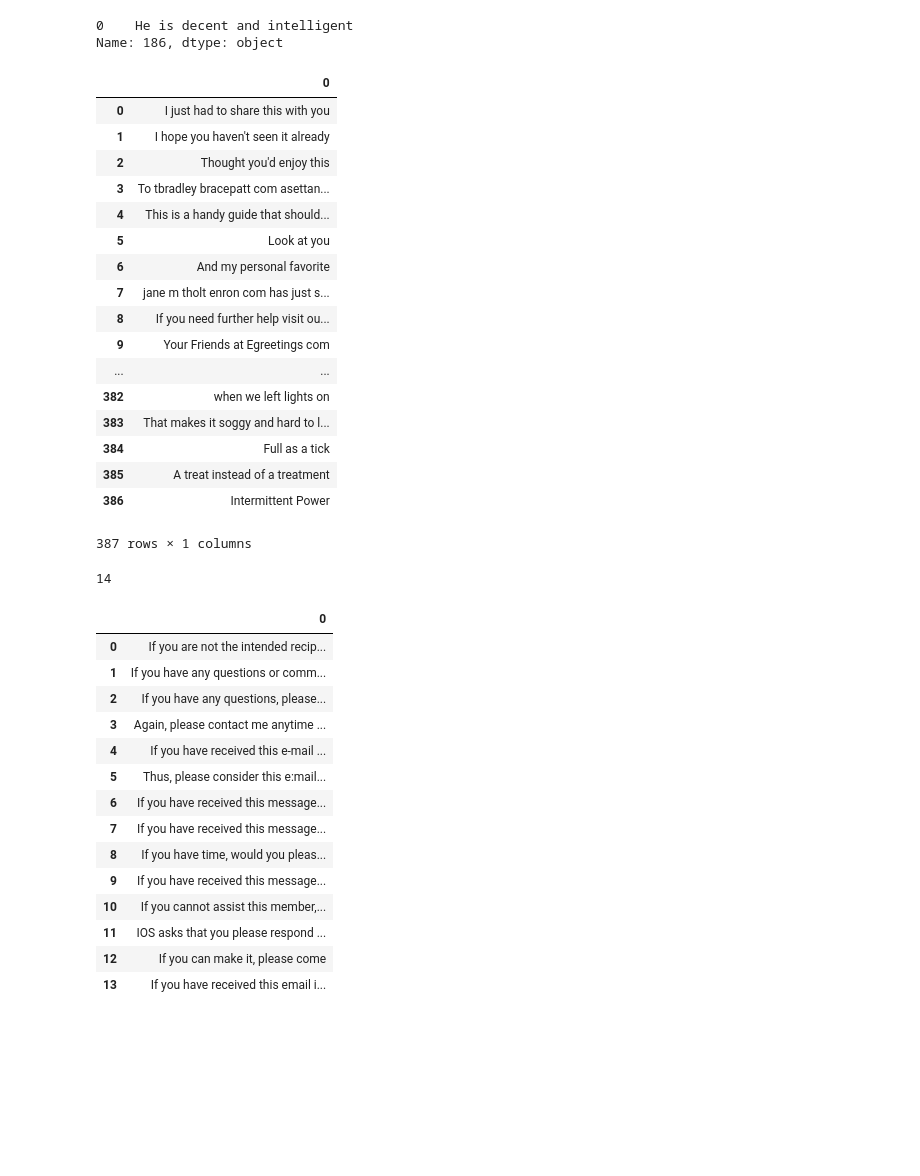
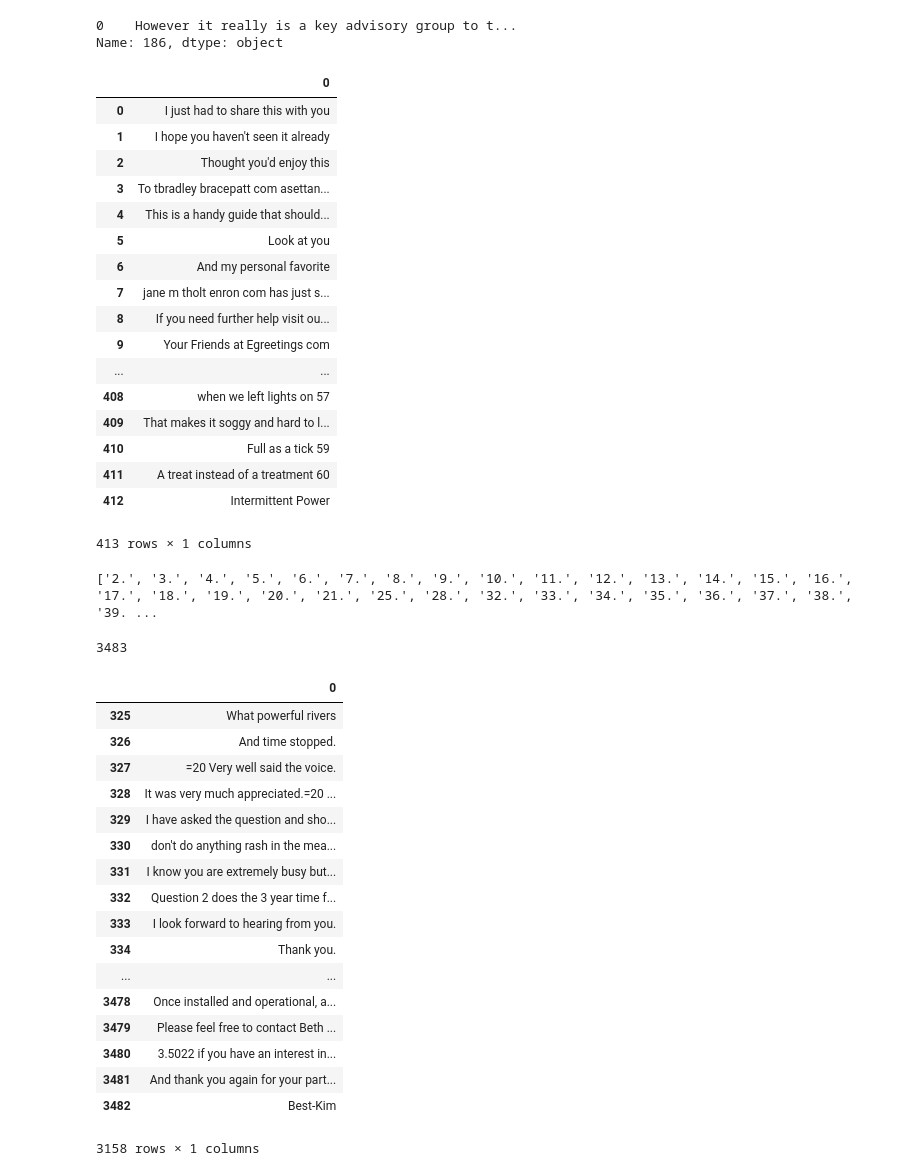
Before and after one commit to georgetao/extraction, a Jupyter notebook: notebooks/Extract_Negative_Samples.ipynb, the cells around one changed output. Saved outputs shown, nothing was run; the diff lists cells and outputs as text; code cells hidden in the pictures; blank space fills up the shorter version.

```diff
--- a/notebooks/Extract_Negative_Samples.ipynb
+++ b/notebooks/Extract_Negative_Samples.ipynb
@@ -66,7 +65,7 @@ for sentence in lines[:]:
 # Getting rid of numbers and and other unnecessary symbols
 for element in lines:
     element=element.rstrip()
-    element = re.sub(r'[^a-zA-Z&\']', ' ', element) #This determines what characters get to stay behind
+    element = re.sub(r'[^a-zA-Z0-9&\']', ' ', element) #This determines what characters get to stay behind
 
     # Dropping the empty rows
     if element != '':
@@ -114,7 +113,7 @@ df[:30]
 # %%
 print(df.iloc[186])
 # %% [output]
-0    He is decent and intelligent
+0    However it really is a key advisory group to t...
 Name: 186, dtype: object
 # %%
 # # # Use to sample 300 random rows for CATEGORY 2
@@ -133,10 +132,10 @@ subset_cat2
 | 8 | If you need further help visit ou... |
 | 9 | Your Friends at Egreetings com |
 | ... | ... |
-| 382 | when we left lights on |
-| 383 | That makes it soggy and hard to l... |
-| 384 | Full as a tick |
-| 385 | A treat instead of a treatment |
-| 386 | Intermittent Power |
+| 408 | when we left lights on 57 |
+| 409 | That makes it soggy and hard to l... |
+| 410 | Full as a tick 59 |
+| 411 | A treat instead of a treatment 60 |
+| 412 | Intermittent Power |
-387 rows × 1 columns
+413 rows × 1 columns
 # %%
@@ -152,10 +151,14 @@ lines = []
 prefixes = ('Message-ID:', 'Cc: ','----------------------','SRS\n----------------------','SAFER', 'SAFEST','--', ' To: ')
 
 # Searches through each sentence and removes sentences containing any of the following strings
-bad_words = ['-----Original Message-----','---------------------- Forwarded by',
+bad_words = ['-----Original Message-----','---------------------- Forwarded by','----- Forwarded by',
              'Subject:','**********','MAP0000.jpg','?','Mime-Version',' MIME-Version:','Message-ID:']
 # Other possible words to omit: 'Please call','please call','Please review','please review','Please send',
                                 #'please send','please immediately notify','Please advise','please advise'
+
+# Getting rid of the weird numbers at the end of sentences.
+weird_numbers = [str(number)+'.' for number in range(2,22)] + ['25.', '28.'] + [str(number) + '.' for number in range(32,42)] + ['44.', '45.'] + [str(number)+'.' for number in range(50,61)]
+print(weird_numbers)
 
 # Instantiate final_list
 final_list = []
@@ -181,11 +184,16 @@ for sentence in lines[:]:
 # Getting rid of numbers and and other unnecessary symbols
 for element in lines:
     element=element.rstrip()
-    element = re.sub(r'[^a-zA-Z&.,\-\';:-@*%#~&]', ' ', element) #This determines what characters get to stay behind
+    element = re.sub(r'[^a-zA-Z0-9&.,/\-\';:-@*%#~&]', ' ', element) #This determines what characters get to stay behind
 
     # Dropping the empty rows
-    if 'please' in element and element != '.':
-#     if element != " " or element != '':
+#     if 'please' in element and element != '.':    ## I used this to select the sentences with "please" for sentences in file_directory3
+    if weird_numbers and element.endswith(weird_numbers[0]):
+        test = weird_numbers[0]
+        element = element[:-len(test)]
+        weird_numbers.pop(0)
+
+    if element != " " or element != '':
         # Getting rid of the new lines"\n"s AND removes multiple whitespace
         final_list.append(' '.join(element.replace("\n", "").split()))
 
@@ -198,30 +206,35 @@ for sentence in final_list[:]:
 filter_object = filter(lambda x: x != "", final_list)
 without_empty_strings = list(filter_object)
 final_list = without_empty_strings
+# %% [output]
+['2.', '3.', '4.', '5.', '6.', '7.', '8.', '9.', '10.', '11.', '12.', '13.', '14.', '15.', '16.', '17.', '18.', '19.', '20.', '21.', '25.', '28.', '32.', '33.', '34.', '35.', '36.', '37.', '38.', '39. ...
 # %%
 # Length of final_list
 print(len(final_list))
 
 # print(final_list[386])
 # Turning the list into a pandas dataframe
 df = pd.DataFrame(final_list)
-df
+df[325:]
 # %% [output]
-14
+3483
 |  | 0 |
-| 0 | If you are not the intended recip... |
-| 1 | If you have any questions or comm... |
-| 2 | If you have any questions, please... |
-| 3 | Again, please contact me anytime ... |
-| 4 | If you have received this e-mail ... |
-| 5 | Thus, please consider this e:mail... |
-| 6 | If you have received this message... |
-| 7 | If you have received this message... |
-| 8 | If you have time, would you pleas... |
-| 9 | If you have received this message... |
-| 10 | If you cannot assist this member,... |
-| 11 | IOS asks that you please respond ... |
-| 12 | If you can make it, please come |
-| 13 | If you have received this email i... |
+| 325 | What powerful rivers |
+| 326 | And time stopped. |
+| 327 | =20 Very well said the voice. |
+| 328 | It was very much appreciated.=20 ... |
+| 329 | I have asked the question and sho... |
+| 330 | don't do anything rash in the mea... |
+| 331 | I know you are extremely busy but... |
+| 332 | Question 2 does the 3 year time f... |
+| 333 | I look forward to hearing from you. |
+| 334 | Thank you. |
+| ... | ... |
+| 3478 | Once installed and operational, a... |
+| 3479 | Please feel free to contact Beth ... |
+| 3480 | 3.5022 if you have an interest in... |
+| 3481 | And thank you again for your part... |
+| 3482 | Best-Kim |
+3158 rows × 1 columns
 # %%
 subset_please=df
```
Also changed, not shown: parts of 6 cells of this notebook, 12 other files.
